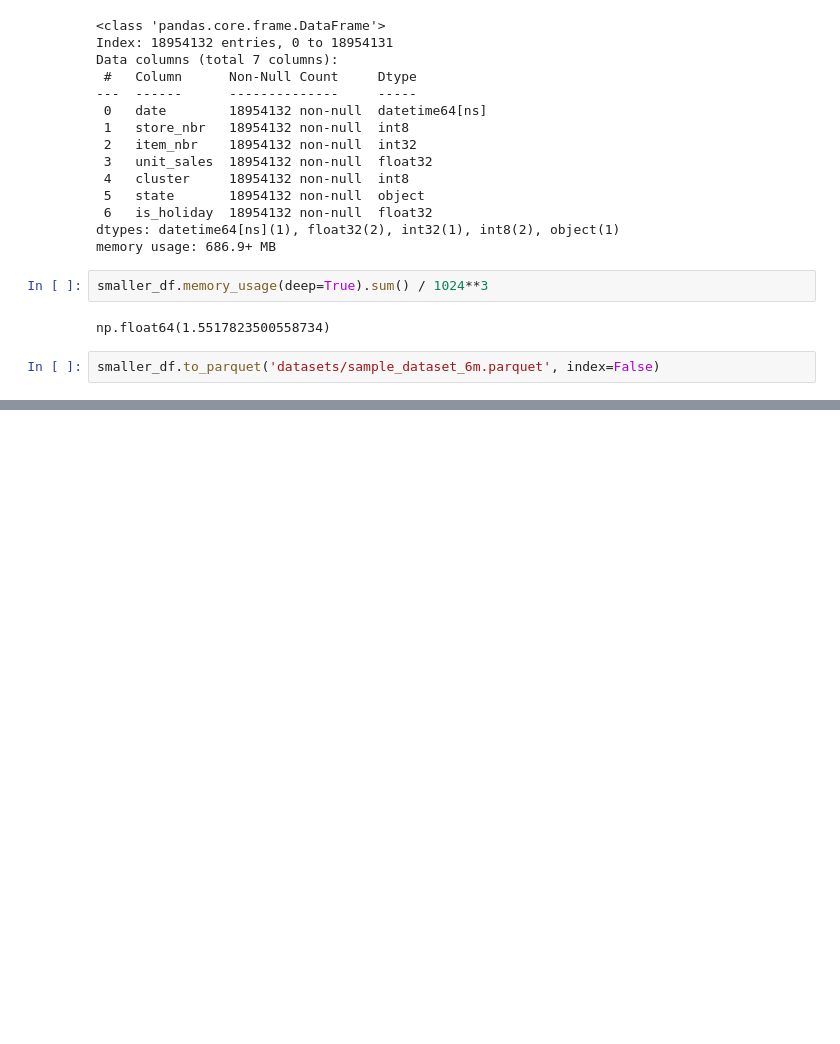
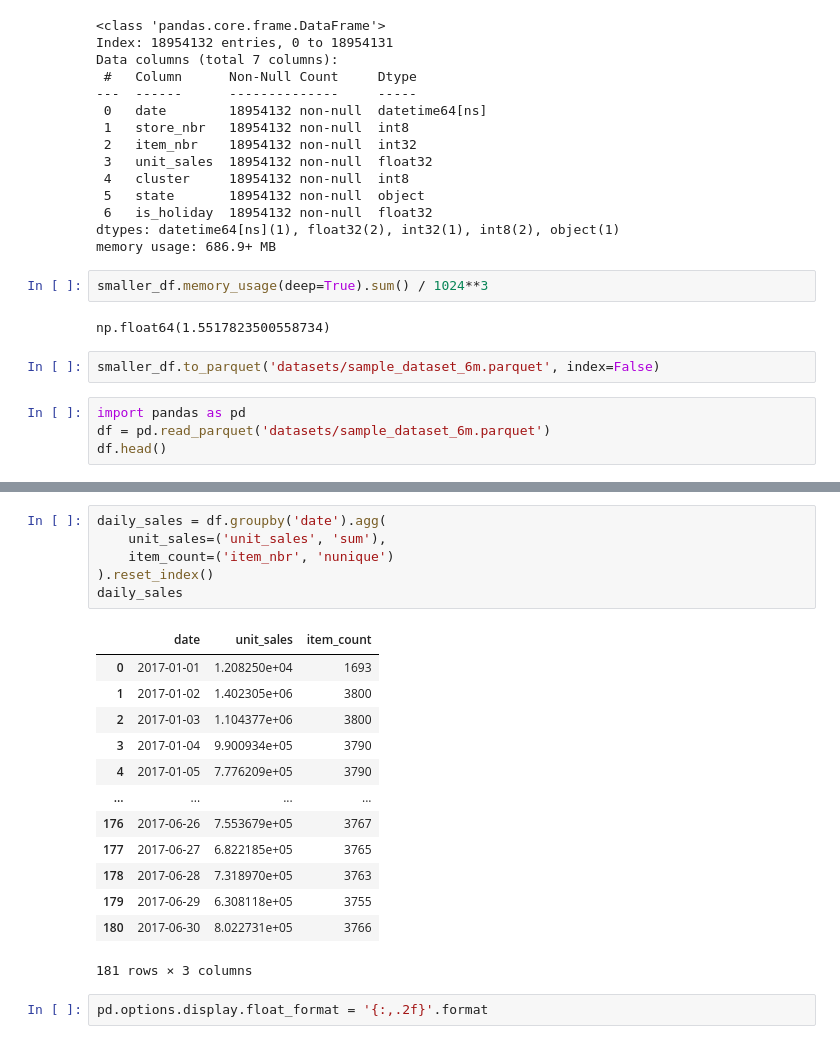
Before and after one commit to arjun-s-15/ERP-Project, a Jupyter notebook: ML-service/data_reduction.ipynb, the cells around one changed output, grey strips where cells are left out. Saved outputs shown, nothing was run; the diff lists cells and outputs as text; blank space fills up the shorter version.

Commit message:
reduced dataset to 6 months

```diff
--- a/ML-service/data_reduction.ipynb
+++ b/ML-service/data_reduction.ipynb
@@ -392,3 +392,7 @@ smaller_df.memory_usage(deep=True).sum() / 1024**3
 np.float64(1.5517823500558734)
 # %%
 smaller_df.to_parquet('datasets/sample_dataset_6m.parquet', index=False)
+# %%
+import pandas as pd
+df = pd.read_parquet('datasets/sample_dataset_6m.parquet')
+df.head()
@@ -394,0 +406,22 @@ smaller_df.to_parquet('datasets/sample_dataset_6m.parquet', index=False)
+# %%
+daily_sales = df.groupby('date').agg(
+    unit_sales=('unit_sales', 'sum'),
+    item_count=('item_nbr', 'nunique')
+).reset_index()
+daily_sales
+# %% [output]
+|  | date | unit_sales | item_count |
+| 0 | 2017-01-01 | 1.208250e+04 | 1693 |
+| 1 | 2017-01-02 | 1.402305e+06 | 3800 |
+| 2 | 2017-01-03 | 1.104377e+06 | 3800 |
+| 3 | 2017-01-04 | 9.900934e+05 | 3790 |
+| 4 | 2017-01-05 | 7.776209e+05 | 3790 |
+| ... | ... | ... | ... |
+| 176 | 2017-06-26 | 7.553679e+05 | 3767 |
+| 177 | 2017-06-27 | 6.822185e+05 | 3765 |
+| 178 | 2017-06-28 | 7.318970e+05 | 3763 |
+| 179 | 2017-06-29 | 6.308118e+05 | 3755 |
+| 180 | 2017-06-30 | 8.022731e+05 | 3766 |
+181 rows × 3 columns
+# %%
+pd.options.display.float_format = '{:,.2f}'.format
```
Also changed, not shown: parts of 2 cells of this notebook.
